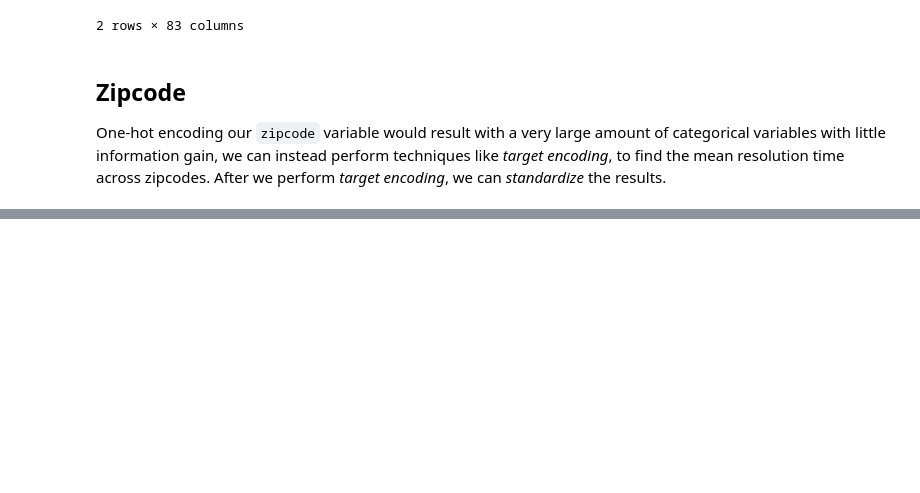
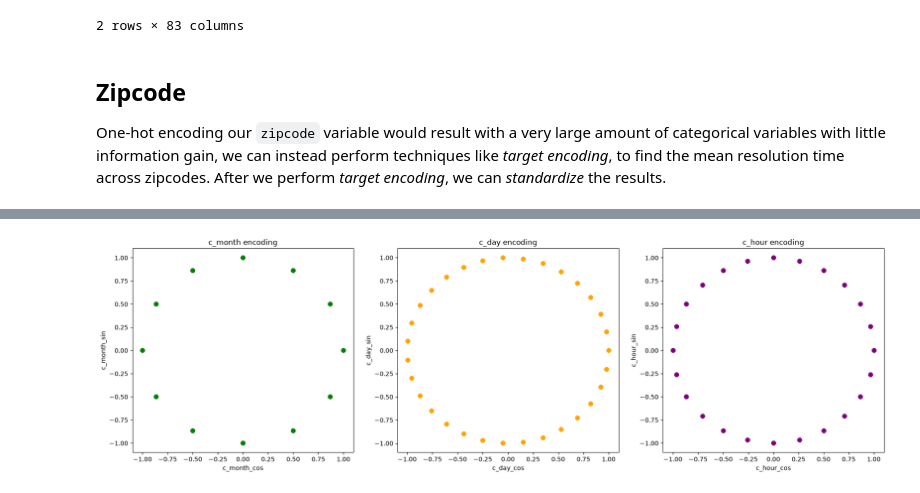
Before and after one commit to luisjaco/nyc-311, a Jupyter notebook: notebooks/preprocessing.ipynb, the cells around one changed output, grey strips where cells are left out. Cells and saved outputs as stored; diff of their text form; code cells hidden in the pictures; blank space fills up the shorter version.

Commit message:
Completed preprocessing pipeline.

```diff
--- a/notebooks/preprocessing.ipynb
+++ b/notebooks/preprocessing.ipynb
@@ -168,0 +228,89 @@ results.
+# %%
+from sklearn.preprocessing import FunctionTransformer
+time_features = ['created',]
+
+# custom functions for pipeline
+def extract_features(X):
+    """
+    Creates the `c_month`, `c_day`, and `c_hour` columns using the `created` column.
+
+    Params:
+        X: The `created` column.
+
+    Returns:
+        df: A `pd.DataFrame` containing `c_month`, `c_day`, and `c_hour`.
+    """
+
+    df = pd.DataFrame()
+
+    df['c_month'] = X['created'].dt.month
+    df['c_day'] = X['created'].dt.day
+    df['c_hour'] = X['created'].dt.hour
+
+    return df
+
+def create_cyclical_encoding(X):
+    """
+    Cyclically encodes `c_month`, `c_day`, and `c_hour`.capitalize
+
+    Params:
+        X: A `pd.DataFrame` containing `c_month`, `c_day`, and `c_hour`.
+
+    Returns:
+        res: A `np.ndarray` containing `c_month_sin`, `c_month_cos`, `c_day_sin`, `c_day_cos`, `c_hour_sin`, and `c_hour_cos` columns.
+    """
+
+    # grabs cols
+    months = X['c_month'] # [1, 12]
+    days = X['c_day'] # [1, 31]
+    hours = X['c_hour'] # [0, 23]
+
+    # transform
+    c_month_cos = np.cos(months * (2*np.pi / 12))
+    c_month_sin = np.sin(months * (2*np.pi / 12))
+
+    c_day_cos = np.cos(days * (2*np.pi / 31))
+    c_day_sin = np.sin(days * (2*np.pi / 31))
+
+    c_hour_cos = np.cos(hours * (2*np.pi / 24))
+    c_hour_sin = np.sin(hours * (2*np.pi / 24))
+
+    return np.column_stack([c_month_cos, c_month_sin, c_day_cos, c_day_sin, c_hour_cos, c_hour_sin])
+
+# used to retain feature names
+def extractor_feature_names_out(function_transformer, input_features):
+    return ['c_month', 'c_day', 'c_hour']
+
+def cyclical_feature_names_out(function_transformer, input_features):
+    return ['c_month_cos', 'c_month_sin', 'c_day_cos', 'c_day_sin', 'c_hour_cos', 'c_hour_sin']
+
+extractor = FunctionTransformer(extract_features, feature_names_out=extractor_feature_names_out)
+cyclical_encoder = FunctionTransformer(create_cyclical_encoding, feature_names_out=cyclical_feature_names_out)
+
+time_pipeline = Pipeline([
+    ('extract_features', extractor),
+    ('cyclical', cyclical_encoder)
+    ],
+)
+
+# test
+time_test = df[time_features]
+time_pipeline.fit(time_test)
+time_test_res = time_pipeline.transform(time_test)
+
+# plotting results for understanding
+_, ax = plt.subplots(nrows=1, ncols=3, figsize=(22, 6))
+
+ax[0].scatter(time_test_res[:, 0], time_test_res[:, 1], color='green')
+ax[0].set(title='c_month encoding', xlabel='c_month_cos', ylabel='c_month_sin')
+
+ax[1].scatter(time_test_res[:, 2], time_test_res[:, 3], color='orange')
+ax[1].set(title='c_day encoding', xlabel='c_day_cos', ylabel='c_day_sin')
+
+ax[2].scatter(time_test_res[:, 4], time_test_res[:, 5], color='purple')
+ax[2].set(title='c_hour encoding', xlabel='c_hour_cos', ylabel='c_hour_sin')
+plt.show()
+
+pd.DataFrame(time_test_res, columns=time_pipeline.get_feature_names_out()).head()
+# %% [output]
+[figure, added]
```
Also changed, not shown: parts of 13 cells of this notebook, 4 other files.
